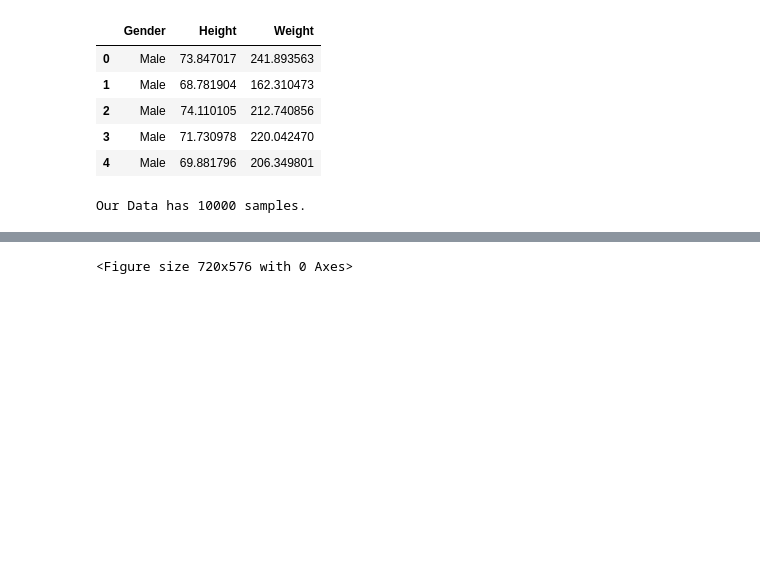
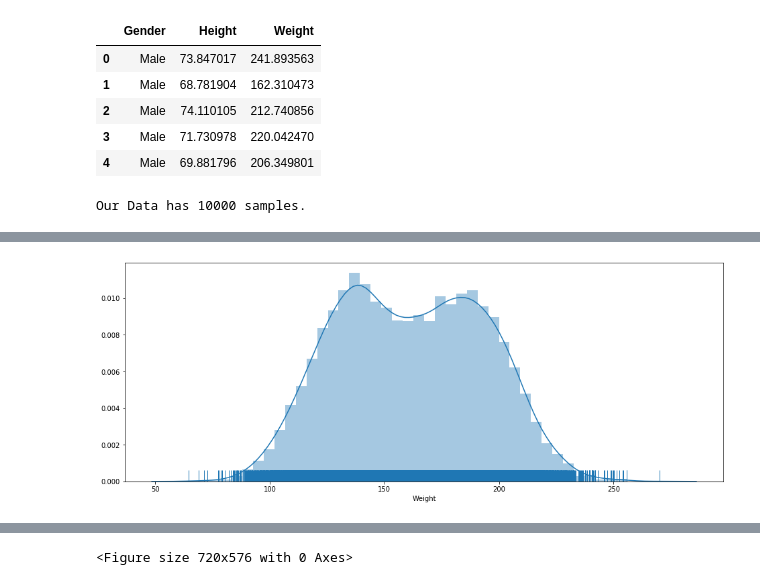
Before and after one commit to ASHOKKUMAR-K/Machine-Learning-Projects, a Jupyter notebook: 03.Gender_Classifcation/Notebooks/Gender Classifcation.ipynb, the cells around one changed output, grey strips where cells are left out. Cells and saved outputs as stored; diff of their text form; code cells hidden in the pictures; blank space fills up the shorter version.

Commit message:
Gender And Weight Readme documentation added

```diff
--- a/03.Gender_Classifcation/Notebooks/Gender Classifcation.ipynb
+++ b/03.Gender_Classifcation/Notebooks/Gender Classifcation.ipynb
@@ -25,0 +47,7 @@ Our Data has 10000 samples.
+# %%
+# Let's see the distribution of weight
+plt.figure(figsize=(16, 6))
+sb.distplot(wh['Weight'], rug = True)
+plt.savefig('../images/weight_distribution.png')
+# %% [output]
+[figure, added]
```
Also changed, not shown: parts of 12 cells of this notebook, 16 other files.
